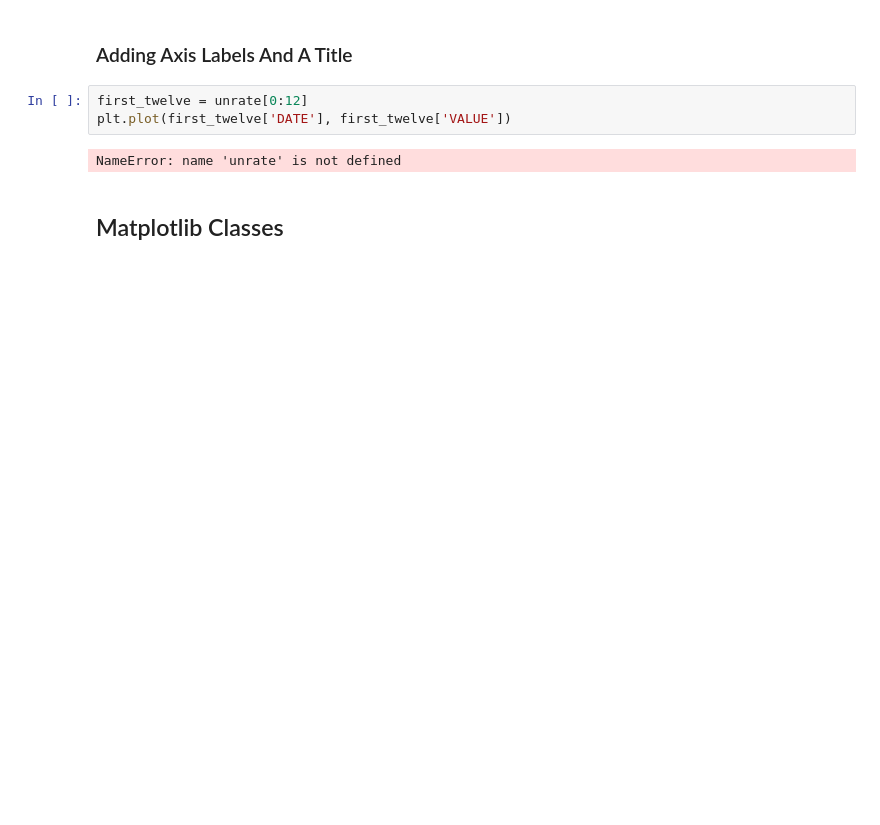
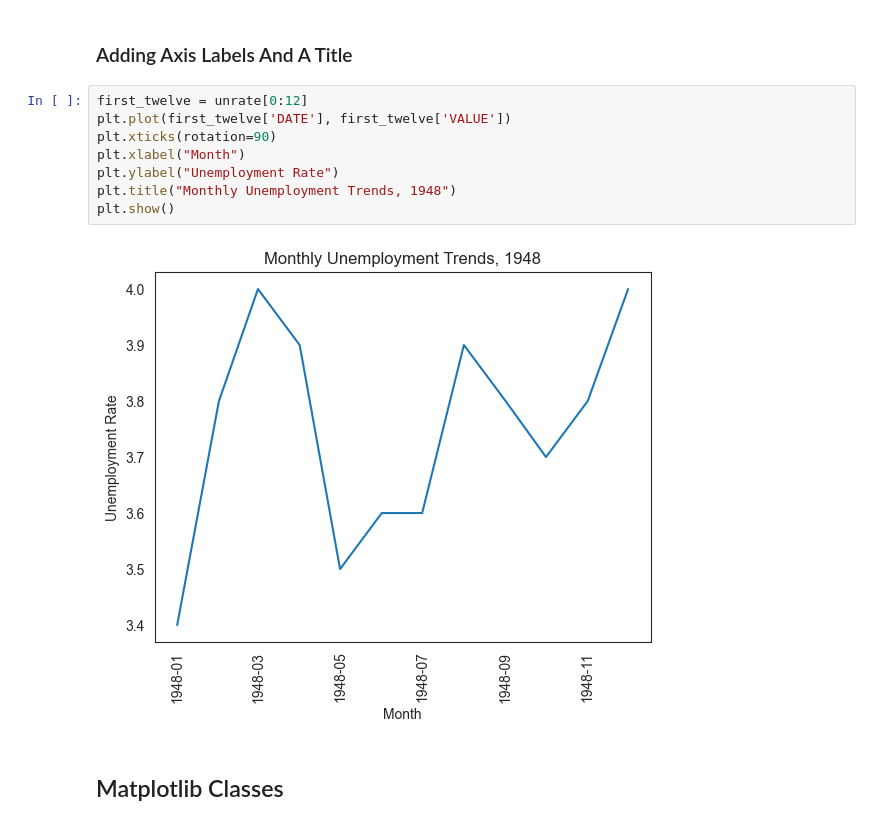
Before and after one commit to icta-tecaji/python-data-analysis-public, a Jupyter notebook: Del_08_Prikazovanje_podatkov/08_Prikazovanje_podatkov_osnovno_CLEAN.ipynb, the cells around one changed output. Cells and saved outputs as stored; diff of their text form; blank space fills up the shorter version.

```diff
--- a/Del_08_Prikazovanje_podatkov/08_Prikazovanje_podatkov_osnovno_CLEAN.ipynb
+++ b/Del_08_Prikazovanje_podatkov/08_Prikazovanje_podatkov_osnovno_CLEAN.ipynb
@@ -23,7 +155,12 @@ register_matplotlib_converters()
 # %%
 first_twelve = unrate[0:12]
 plt.plot(first_twelve['DATE'], first_twelve['VALUE'])
+plt.xticks(rotation=90)
+plt.xlabel("Month")
+plt.ylabel("Unemployment Rate")
+plt.title("Monthly Unemployment Trends, 1948")
+plt.show()
 # %% [output]
-NameError: name 'unrate' is not defined
+[figure, added]
 # %% [markdown]
 ## Matplotlib Classes
```
Also changed, not shown: parts of 98 cells of this notebook.
